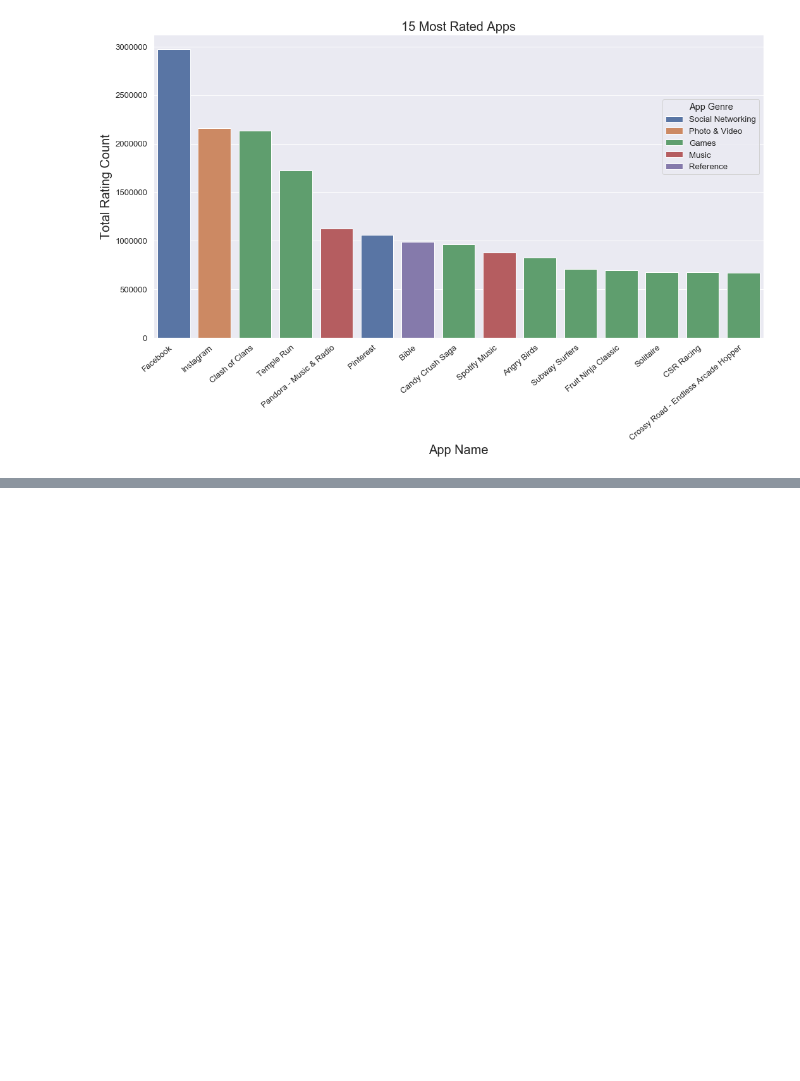
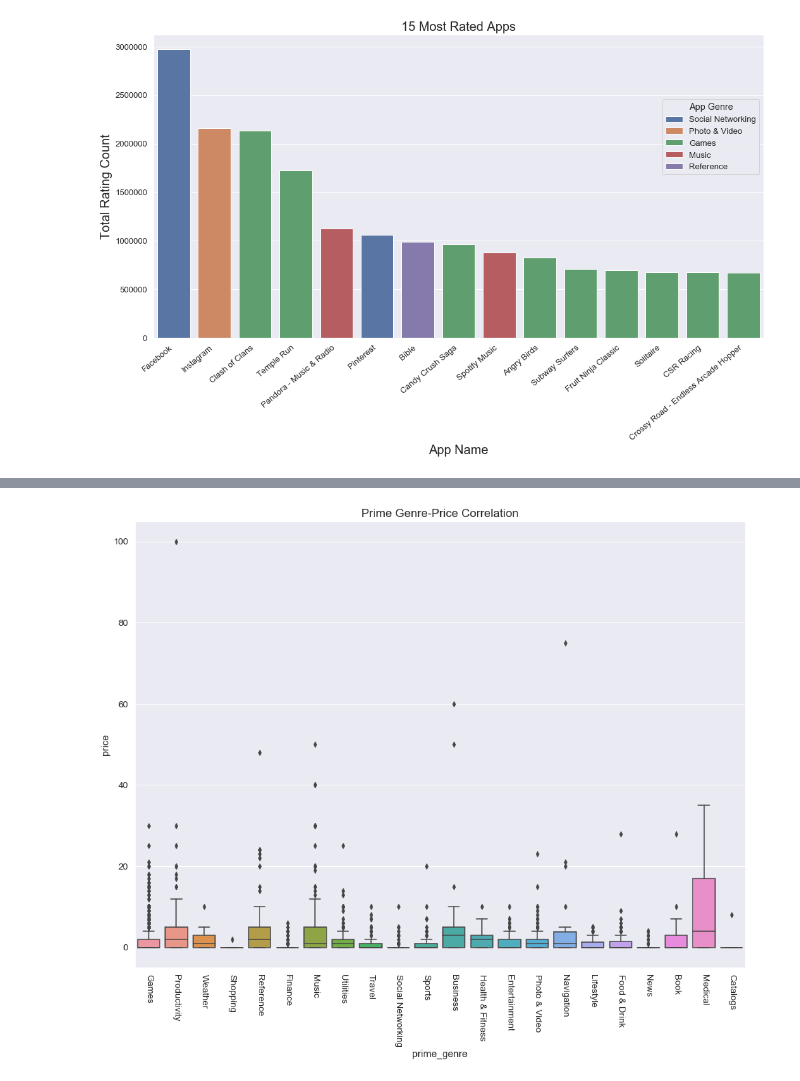
Before and after one commit to Shaked-g/goodreads, a Jupyter notebook: Apple_Visualization.ipynb, the cells around one changed output, grey strips where cells are left out. Cells and saved outputs as stored; diff of their text form; code cells hidden in the pictures; blank space fills up the shorter version.

```diff
--- a/Apple_Visualization.ipynb
+++ b/Apple_Visualization.ipynb
@@ -319,0 +293,10 @@ most_rated_apps.groupby('prime_genre').describe()
+# %%
+#V
+sns.set(font_scale=1.2)
+plt.figure(figsize=(16,12))
+sns.boxplot(data=apple[apple.prime_genre != 'Education'], x="prime_genre", y="price")
+plt.xticks(rotation=-90)
+plt.title('Prime Genre-Price Correlation',fontsize=17)
+plt.savefig("Prime Genre-Price Correlation.jpg", bbox_inches='tight', dpi=600)
+# %% [output]
+[figure, added]
```
Also changed, not shown: parts of 23 cells of this notebook.
